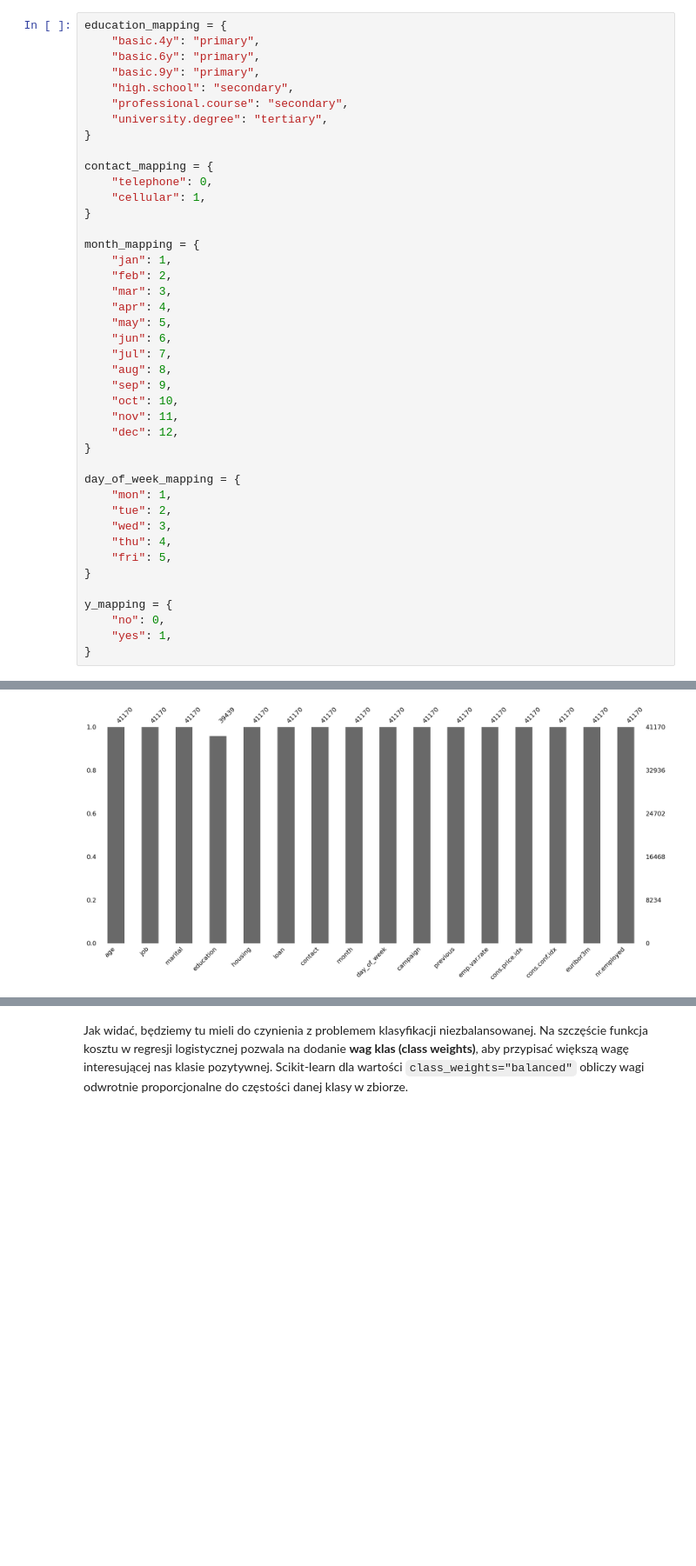
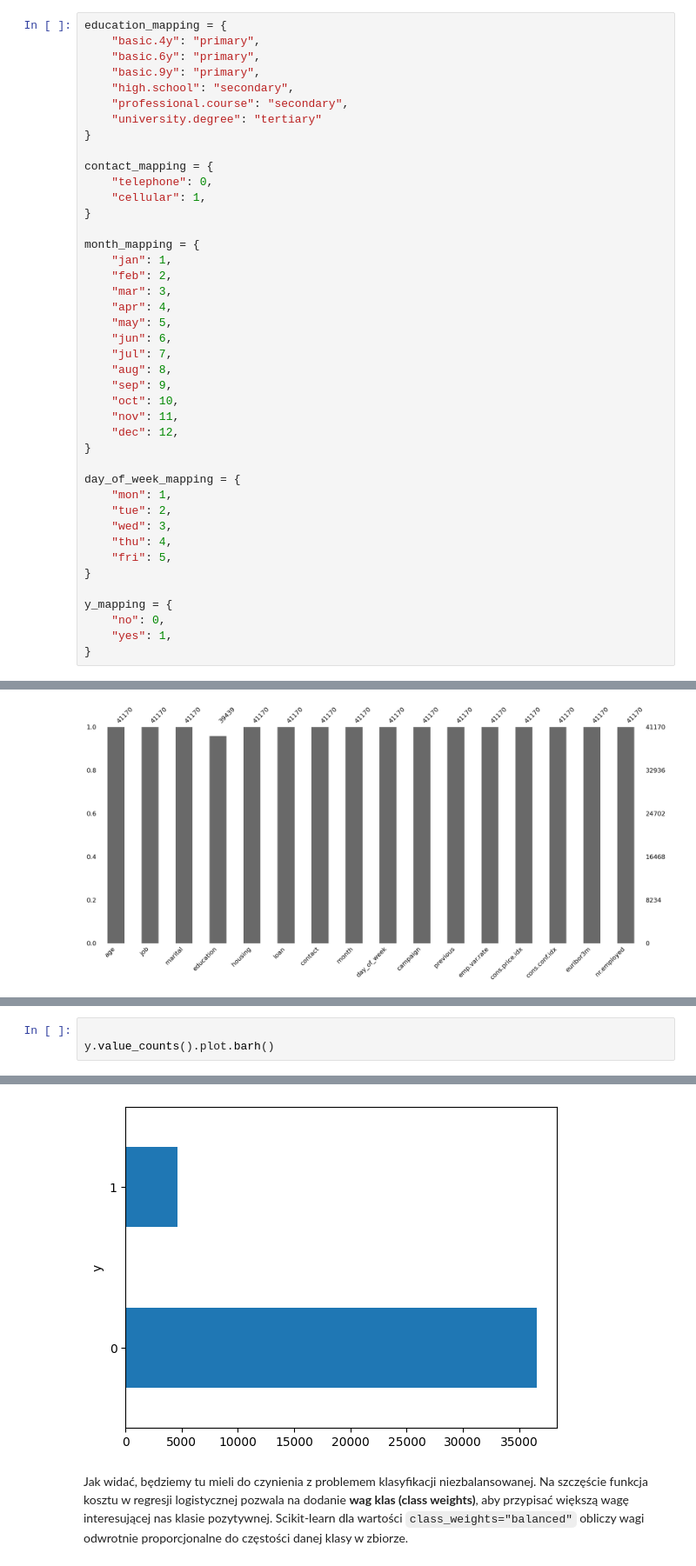
Before and after one commit to augustynkacper/sztuczna-inteligencja, a Jupyter notebook: lab1/lab_1.ipynb, the cells around one changed output, grey strips where cells are left out. Shown at 87% size. Cells and saved outputs as stored; diff of their text form; blank space fills up the shorter version.

```diff
--- a/lab1/lab_1.ipynb
+++ b/lab1/lab_1.ipynb
@@ -1024,7 +1024,7 @@ education_mapping = {
     "basic.9y": "primary",
     "high.school": "secondary",
     "professional.course": "secondary",
-    "university.degree": "tertiary",
+    "university.degree": "tertiary"
 }
 
 contact_mapping = {
@@ -1092,0 +1089,4 @@ import matplotlib.pyplot as plt
+# %%
+
+y.value_counts().plot.barh()
+# %% [output]
@@ -1093,3 +1094,4 @@ import matplotlib.pyplot as plt
+[figure, added]
 # %% [markdown]
 Jak widać, będziemy tu mieli do czynienia z problemem klasyfikacji niezbalansowanej. Na szczęście funkcja kosztu w regresji logistycznej pozwala na dodanie **wag klas (class weights)**, aby przypisać większą wagę interesującej nas klasie pozytywnej. Scikit-learn dla wartości `class_weights="balanced"` obliczy wagi odwrotnie proporcjonalne do częstości danej klasy w zbiorze.
 # %% [markdown]
```
Also changed, not shown: parts of 20 cells of this notebook.
